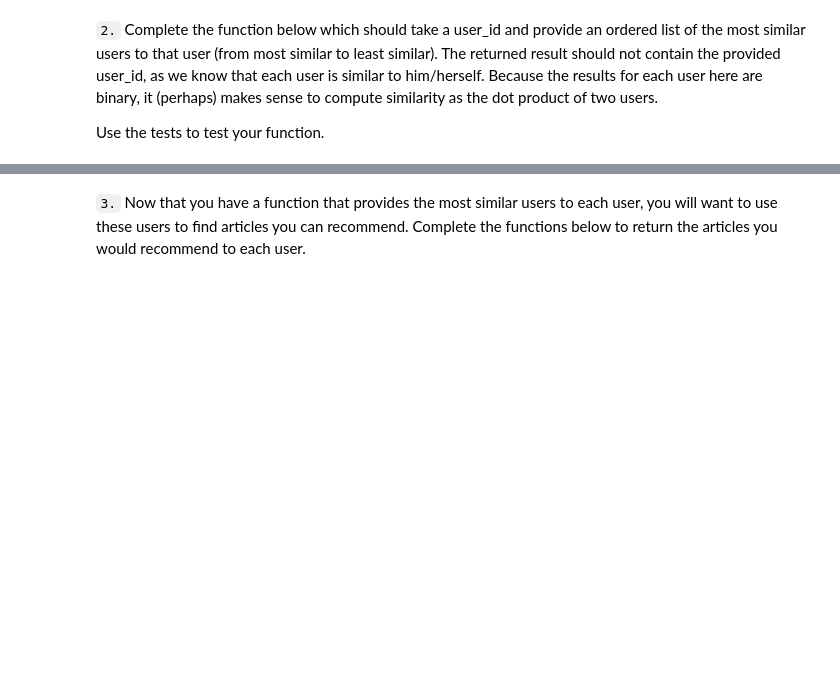
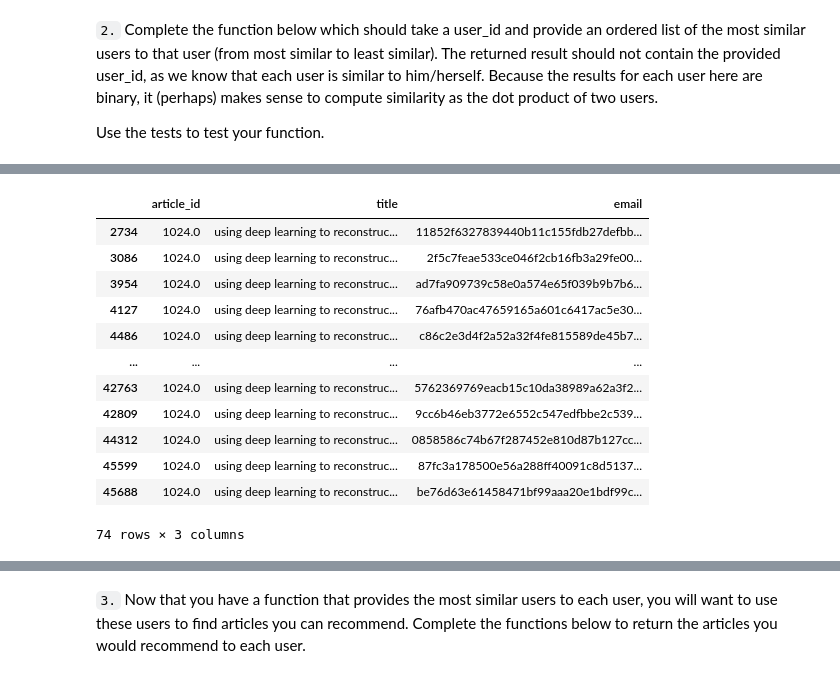
Before and after one commit to jairNeto/ibm-recommender-system, a Jupyter notebook: Recommendations_with_IBM.ipynb, the cells around one changed output, grey strips where cells are left out. Saved outputs shown, nothing was run; the diff lists cells and outputs as text; code cells hidden in the pictures; blank space fills up the shorter version.

```diff
--- a/Recommendations_with_IBM.ipynb
+++ b/Recommendations_with_IBM.ipynb
@@ -238,0 +433,18 @@ print("The 3 most similar users to user 46 are: {}".format(find_similar_users(46
+# %%
+# ['1024.0', '1176.0', '1305.0', '1314.0', '1422.0', '1427.0']
+# (df.title == 'using deep learning to reconstruct high-resolution audio').sum()
+df[df['article_id']==float('1024.0')]
+# %% [output]
+|  | article_id | title | email |
+| 2734 | 1024.0 | using deep learning to reconstruc... | 11852f6327839440b11c155fdb27defbb... |
+| 3086 | 1024.0 | using deep learning to reconstruc... | 2f5c7feae533ce046f2cb16fb3a29fe00... |
+| 3954 | 1024.0 | using deep learning to reconstruc... | ad7fa909739c58e0a574e65f039b9b7b6... |
+| 4127 | 1024.0 | using deep learning to reconstruc... | 76afb470ac47659165a601c6417ac5e30... |
+| 4486 | 1024.0 | using deep learning to reconstruc... | c86c2e3d4f2a52a32f4fe815589de45b7... |
+| ... | ... | ... | ... |
+| 42763 | 1024.0 | using deep learning to reconstruc... | 5762369769eacb15c10da38989a62a3f2... |
+| 42809 | 1024.0 | using deep learning to reconstruc... | 9cc6b46eb3772e6552c547edfbbe2c539... |
+| 44312 | 1024.0 | using deep learning to reconstruc... | 0858586c74b67f287452e810d87b127cc... |
+| 45599 | 1024.0 | using deep learning to reconstruc... | 87fc3a178500e56a288ff40091c8d5137... |
+| 45688 | 1024.0 | using deep learning to reconstruc... | be76d63e61458471bf99aaa20e1bdf99c... |
+74 rows × 3 columns
```
Also changed, not shown: parts of 62 cells of this notebook.
